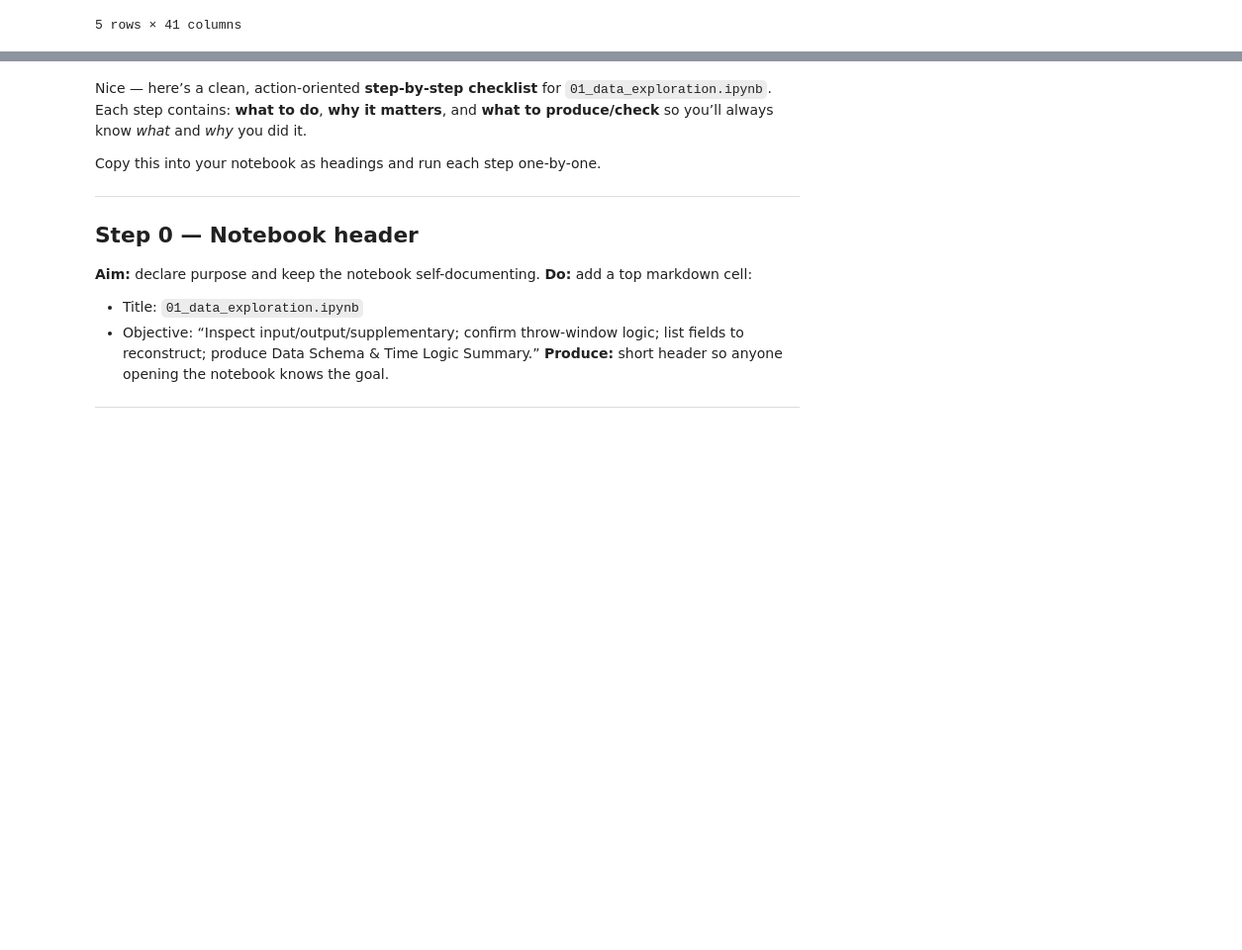
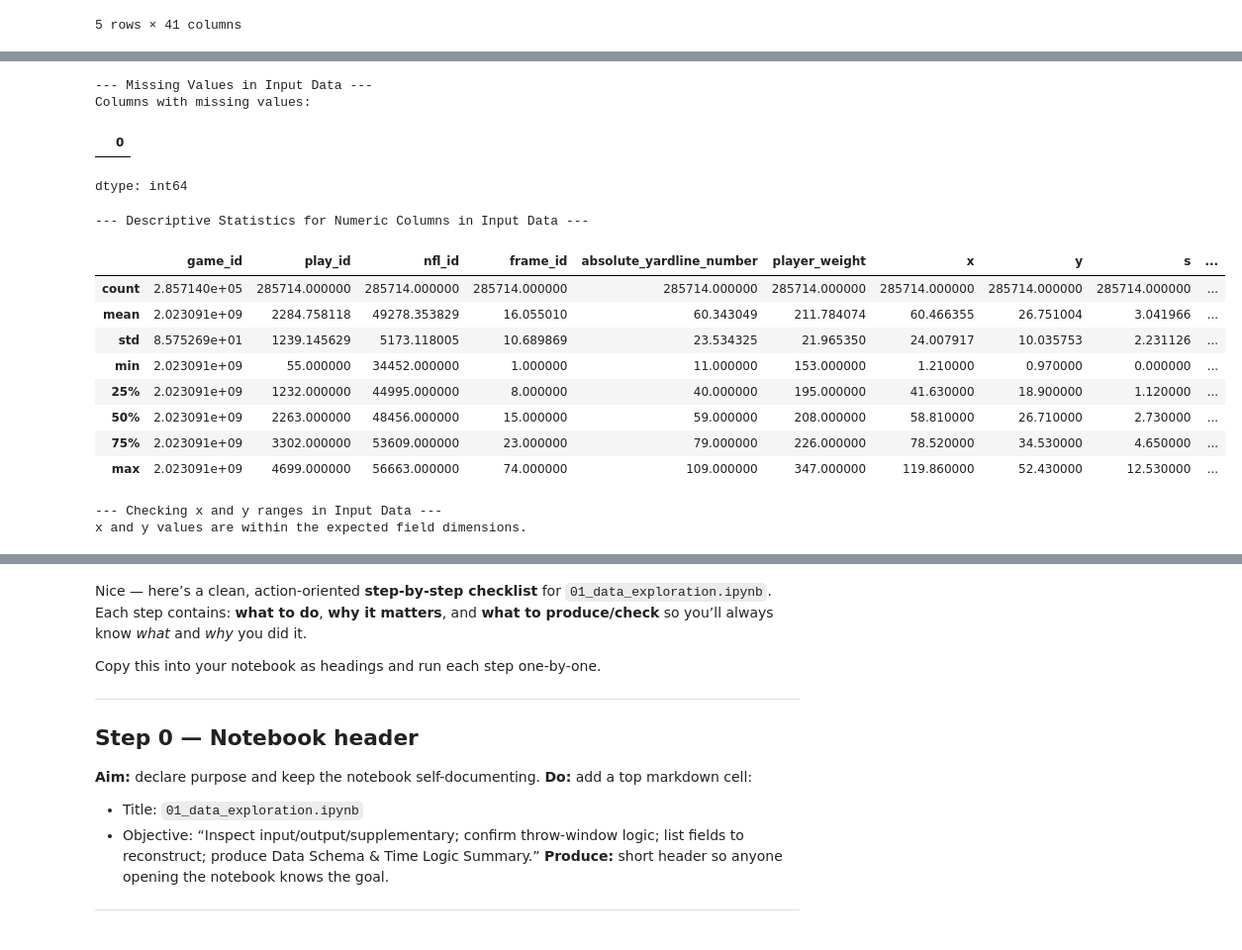
Before and after one commit to muma005/nfl-ball-flight-analysis, a Jupyter notebook: notebooks/00_data_exploration.ipynb, the cells around one changed output, grey strips where cells are left out. Shown: that part at 99% size. Drawn from its saved outputs; the diff is of its cells as text; code cells hidden in the pictures; blank space fills up the shorter version.

```diff
--- a/notebooks/00_data_exploration.ipynb
+++ b/notebooks/00_data_exploration.ipynb
@@ -120,0 +201,41 @@ First 5 rows of supplementary_data.csv:
+# %%
+# Step 4 — Missingness & types for Input Data
+
+print("--- Missing Values in Input Data ---")
+if 'week1_input_df' in locals() and week1_input_df is not None:
+    missing_values = week1_input_df.isna().sum()
+    # Display columns with missing values
+    print("Columns with missing values:")
+    display(missing_values[missing_values > 0])
+
+    print("\n--- Descriptive Statistics for Numeric Columns in Input Data ---")
+    display(week1_input_df.describe())
+
+    # Additional check for x and y ranges in input data
+    print("\n--- Checking x and y ranges in Input Data ---")
+    if week1_input_df['x'].min() < 0 or week1_input_df['x'].max() > 120 or week1_input_df['y'].min() < 0 or week1_input_df['y'].max() > 53.3:
+        print("Warning: x or y values are outside the expected field dimensions (0-120 for x, 0-53.3 for y).")
+        print(f"x range: {week1_input_df['x'].min()} - {week1_input_df['x'].max()}")
+        print(f"y range: {week1_input_df['y'].min()} - {week1_input_df['y'].max()}")
+    else:
+        print("x and y values are within the expected field dimensions.")
+
+else:
+    print("Input DataFrame not loaded. Please run the cell that loads week1_input_df first.")
+# %% [output]
+--- Missing Values in Input Data ---
+Columns with missing values:
+|  | 0 |
+dtype: int64
+--- Descriptive Statistics for Numeric Columns in Input Data ---
+|  | game_id | play_id | nfl_id | frame_id | absolute_yardline_number | player_weight | x | y | s | ... |
+| count | 2.857140e+05 | 285714.000000 | 285714.000000 | 285714.000000 | 285714.000000 | 285714.000000 | 285714.000000 | 285714.000000 | 285714.000000 | ... |
+| mean | 2.023091e+09 | 2284.758118 | 49278.353829 | 16.055010 | 60.343049 | 211.784074 | 60.466355 | 26.751004 | 3.041966 | ... |
+| std | 8.575269e+01 | 1239.145629 | 5173.118005 | 10.689869 | 23.534325 | 21.965350 | 24.007917 | 10.035753 | 2.231126 | ... |
+| min | 2.023091e+09 | 55.000000 | 34452.000000 | 1.000000 | 11.000000 | 153.000000 | 1.210000 | 0.970000 | 0.000000 | ... |
+| 25% | 2.023091e+09 | 1232.000000 | 44995.000000 | 8.000000 | 40.000000 | 195.000000 | 41.630000 | 18.900000 | 1.120000 | ... |
+| 50% | 2.023091e+09 | 2263.000000 | 48456.000000 | 15.000000 | 59.000000 | 208.000000 | 58.810000 | 26.710000 | 2.730000 | ... |
+| 75% | 2.023091e+09 | 3302.000000 | 53609.000000 | 23.000000 | 79.000000 | 226.000000 | 78.520000 | 34.530000 | 4.650000 | ... |
+| max | 2.023091e+09 | 4699.000000 | 56663.000000 | 74.000000 | 109.000000 | 347.000000 | 119.860000 | 52.430000 | 12.530000 | ... |
+--- Checking x and y ranges in Input Data ---
+x and y values are within the expected field dimensions.
```
Also changed, not shown: parts of 13 cells of this notebook.
